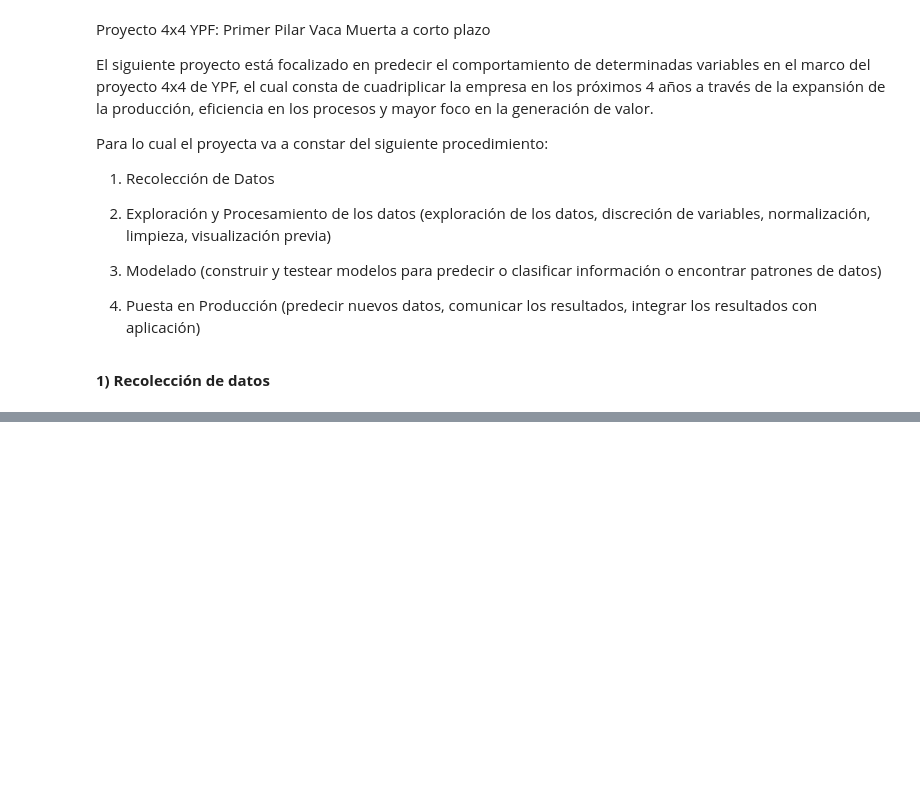
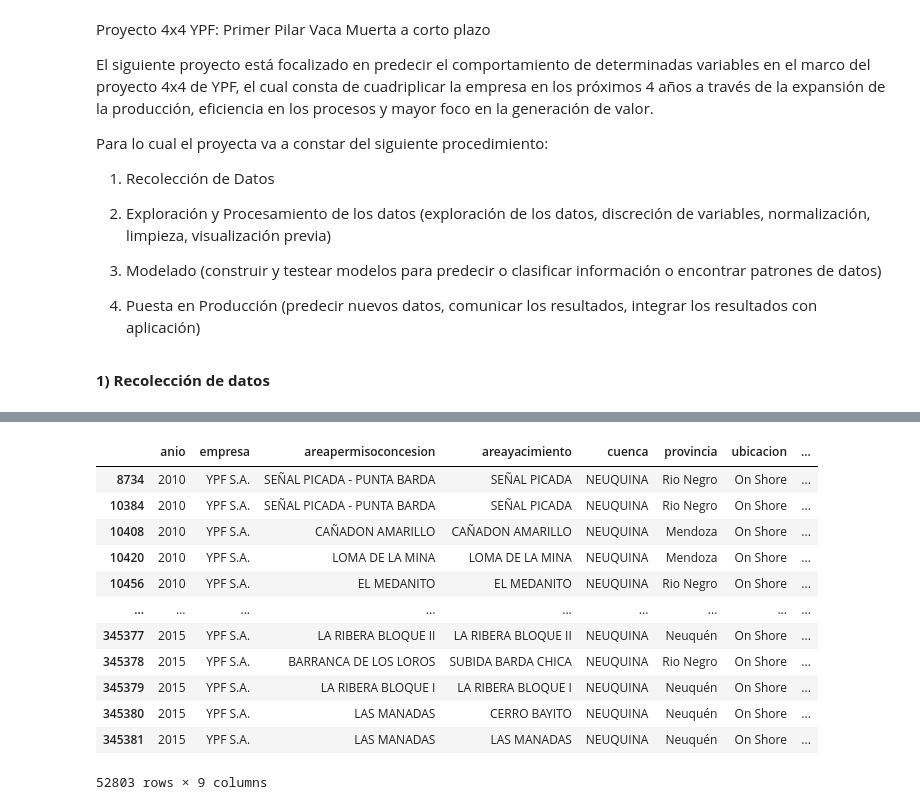
Before and after one commit to antonellafontanetto/DataScience-Entregas, a Jupyter notebook: Proyecto_YPF_4x4_AntoV2.ipynb, the cells around one changed output, grey strips where cells are left out. Saved outputs shown, nothing was run; the diff lists cells and outputs as text; code cells hidden in the pictures; blank space fills up the shorter version.

```diff
--- a/Proyecto_YPF_4x4_AntoV2.ipynb
+++ b/Proyecto_YPF_4x4_AntoV2.ipynb
@@ -31,2 +64,19 @@ volumenesdetransporte = pd.read_csv('/volumnenesdetransporte.csv')
+# %%
+pozos_ypf = pozosterminados[(pozosterminados['empresa'] == 'YPF S.A.')&(pozosterminados['cuenca'] == 'NEUQUINA')&(produccion['anio']>2022)]
+pozos_ypf
+# %% [output]
+|  | anio | empresa | areapermisoconcesion | areayacimiento | cuenca | provincia | ubicacion | ... |
+| 8734 | 2010 | YPF S.A. | SEÑAL PICADA - PUNTA BARDA | SEÑAL PICADA | NEUQUINA | Rio Negro | On Shore | ... |
+| 10384 | 2010 | YPF S.A. | SEÑAL PICADA - PUNTA BARDA | SEÑAL PICADA | NEUQUINA | Rio Negro | On Shore | ... |
+| 10408 | 2010 | YPF S.A. | CAÑADON AMARILLO | CAÑADON AMARILLO | NEUQUINA | Mendoza | On Shore | ... |
+| 10420 | 2010 | YPF S.A. | LOMA DE LA MINA | LOMA DE LA MINA | NEUQUINA | Mendoza | On Shore | ... |
+| 10456 | 2010 | YPF S.A. | EL MEDANITO | EL MEDANITO | NEUQUINA | Rio Negro | On Shore | ... |
+| ... | ... | ... | ... | ... | ... | ... | ... | ... |
+| 345377 | 2015 | YPF S.A. | LA RIBERA BLOQUE II | LA RIBERA BLOQUE II | NEUQUINA | Neuquén | On Shore | ... |
+| 345378 | 2015 | YPF S.A. | BARRANCA DE LOS LOROS | SUBIDA BARDA CHICA | NEUQUINA | Rio Negro | On Shore | ... |
+| 345379 | 2015 | YPF S.A. | LA RIBERA BLOQUE I | LA RIBERA BLOQUE I | NEUQUINA | Neuquén | On Shore | ... |
+| 345380 | 2015 | YPF S.A. | LAS MANADAS | CERRO BAYITO | NEUQUINA | Neuquén | On Shore | ... |
+| 345381 | 2015 | YPF S.A. | LAS MANADAS | LAS MANADAS | NEUQUINA | Neuquén | On Shore | ... |
+52803 rows × 9 columns
 # %%
 #Unir los datasets por features en común
```
Also changed, not shown: parts of 3 cells of this notebook.
